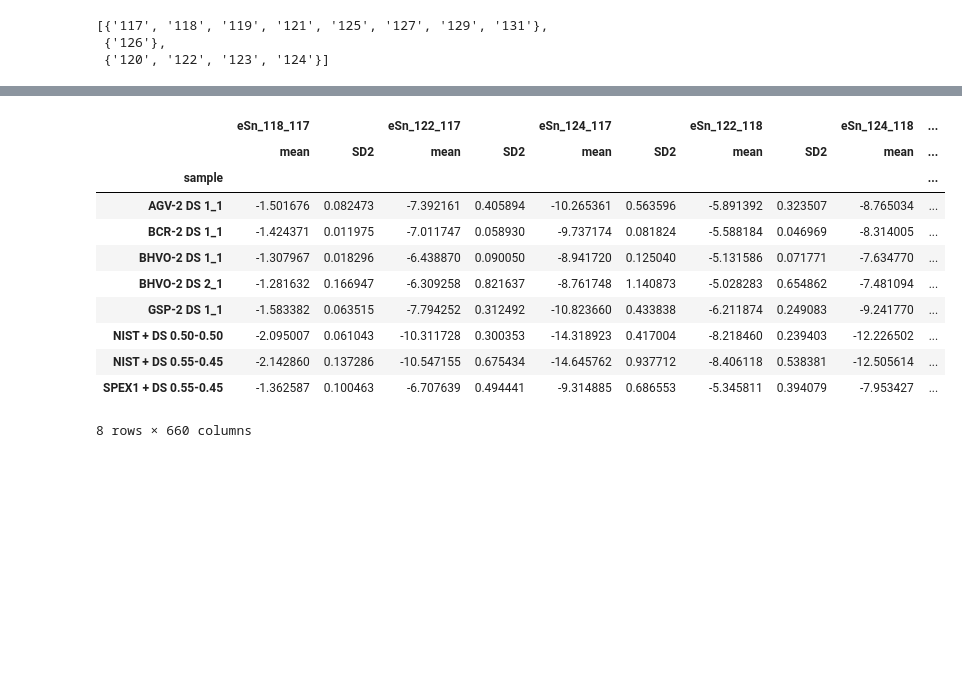
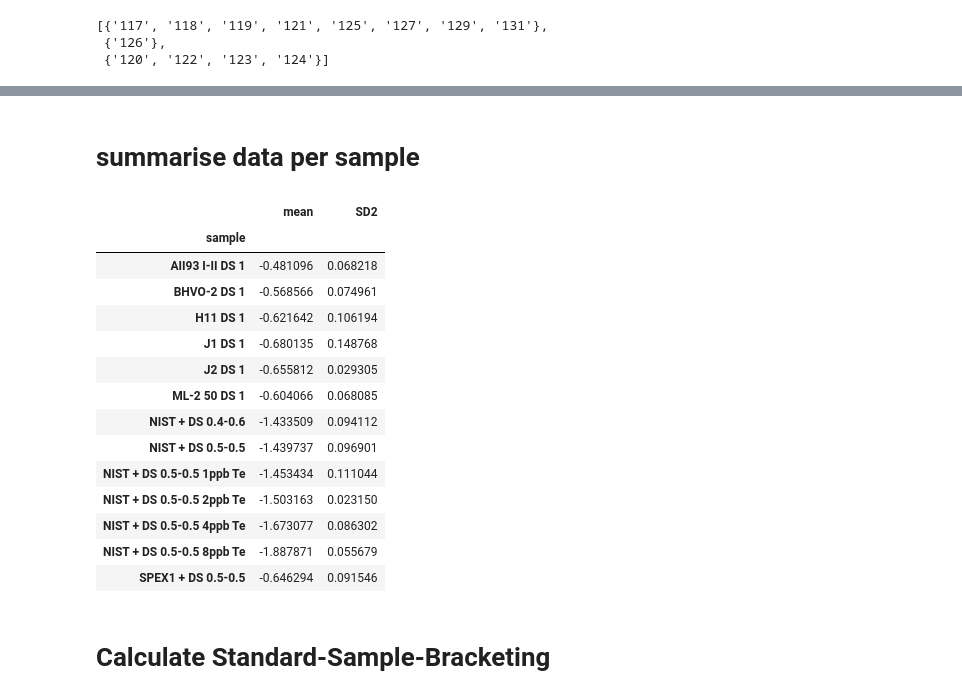
Before and after one commit to Marfster/Double_Spike_sim, a Jupyter notebook: DS_inversion.ipynb, the cells around one changed output, grey strips where cells are left out. Saved outputs shown, nothing was run; the diff lists cells and outputs as text; code cells hidden in the pictures; blank space fills up the shorter version.

```diff
--- a/DS_inversion.ipynb
+++ b/DS_inversion.ipynb
@@ -46,7 +54,6 @@ spikeSn_ls = [["117"],["118", "122", "124"]]
 #spike_obj = load_ratio_dict(spike_dict_117_122_meas, meas_denom_117)
 # %%
 # cup configuration
-#cup_config = cycle_Sb
 Sn_isotopes = ["117", "118", "119", "120", "122", "124"]
 cup_config = cycles_spike
 
@@ -59,17 +66,7 @@ corr_isotopes_2 = {"Te" : "126", "Xe" : "129"}
 #corr_isotopes_Sb = {"Te": "125"}
 
 denom_isotope = "117"
-Sn_monitor = ["125"]
-
-#def eval_iso_list(isotopes_list, denom_isotope, monitor_iso):
-#    isotope_den = denom_isotope
-#    isotopes_list.remove(isotope_den)
-#    for i in range(len(monitor_iso)):
-#        isotopes_list.append(monitor_iso[i])
-#    isotopes_list.sort()
-#   return isotopes_list
-
-#isotope_ls = eval_iso_list(Sn_isotopes, denom_isotope, Sn_monitor)
+Sn_monitor = ["126"]
 
 isotopes = [["118", "119", "120", "122", "124"]]
 data_sample_column = [(i + "/" + denom_isotope) for i in isotopes[0]]
@@ -77,21 +74,20 @@ data_sample_column = [(i + "/" + denom_isotope) for i in isotopes[0]]
 # Amount of interations for estimation of instrumental and natural fractionation
 loop_nat = 3
 loop_ins = 6
+
 # assumended instrumental and natural fractionation
-start_nat = 1000 #start_nat = -0.1
-start_ins = 0.001 #start_ins = 2
+start_nat = -0.1 #start_nat = -0.1; start_nat = 1000
+start_ins = 2 #start_ins = 2; start_ins = 0.001
 # isotope ratio used for calculation of instrumental and natural fractionation [denominator[x, y, z]] e.g. [117,[118, 122, 124]] x = 118/117
 inv_iso_ratio = 'x'
 
 # Mass fractionation law ("exp" or "GPL")
-law = "GPL"
+law = "exp"
 
 # n for GPL
 n_GPL_ins = 0.3
 n_GPL_nat = 0.001
 
-# Interference_corr on the denominator isotope
-isotope_denom_corr = False
 # background correction
 blk_corr = True
 # %%
@@ -235,7 +233,7 @@ for sample in sample_ls:
         df_bgd_1 = new_corr.mad_outlier_rejection_dict(df_bgd_1)
         df_bgd_2 = new_corr.mad_outlier_rejection_dict(df_bgd_2)
         # Background substraction of blank signals
-        new_corr.data_bgd_corr(df_bgd_1, df_bgd_2)
+        new_corr.data_bgd_corr_2(df_bgd_1, df_bgd_2)
 
     # No background correction
     else:
@@ -326,14 +302,0 @@ df_int_corr_all
-# %%
-### show all data for each cycles ###
-df_DS_inv = df_DS_inv.set_index("date")
-columns = ["Filenumber", "cycle", "sample", "eSn_118_117", "eSn_122_117", "eSn_124_117", "eSn_122_118","eSn_124_118", "Q"]
-columns.extend(df_DS_inv.drop(["Filenumber", "cycle", "sample", "eSn_118_117", "eSn_122_117", "eSn_124_117", "eSn_122_118", "eSn_124_118", "Q", "121", "123", "127", "131"], axis=1).columns)
-df_DS_inv_sub = pd.DataFrame(df_DS_inv, columns = columns)
-
-#df_internal_sub["Cd/Sn"] = (df_internal_norm["111"]/12.722)/(df_internal_norm["118"]/24.223)
-df_DS_inv_sub["Te/Sn_nat"] = (df_DS_inv["125"]/7.0509)/(df_DS_inv["118"]/24.223)
-
-#df_internal_sub["Te/Sn"] = (df_internal_norm["126"]/18.8066)/(df_internal_norm["118"]/24.223)
-#df_internal_sub = df_internal_sub[df_internal_sub["118"] >= 7]
-#df_external_sub.to_csv(path_sav + "Sn_H9_L4_internal_corr_all.csv")
-df_DS_inv_sub
@@ -359,0 +306,3 @@ df_DS_inv_sub
+# %%
+df_DS_inv_sub = df_DS_inv.set_index("date")
+df_DS_inv_sub["Te/Sn_nat"] = (df_DS_inv_sub["126"]/18.8066)/(df_DS_inv_sub["118"]/24.223)
@@ -404,21 +401,28 @@ df_DS_inv_mean_sd
+# %% [markdown]
+# summarise data per sample
 # %%
 ### calculate average and standard deviation by sample group ###
 
 df_DS_inv_mean_sample_sd = df_DS_inv_mean.drop("Filenumber", axis=1).groupby(df_DS_inv_mean["sample"]).agg([np.mean, SD2])
-df_DS_inv_mean_sample_sd
+df_DS_inv_mean_sample_sd["eSn_118_117"]
 # %% [output]
-|  | eSn_118_117 |  | eSn_122_117 |  | eSn_124_117 |  | eSn_122_118 |  | eSn_124_118 | ... |
-|  | mean | SD2 | mean | SD2 | mean | SD2 | mean | SD2 | mean | ... |
-| sample |  |  |  |  |  |  |  |  |  | ... |
-| AGV-2 DS 1_1 | -1.501676 | 0.082473 | -7.392161 | 0.405894 | -10.265361 | 0.563596 | -5.891392 | 0.323507 | -8.765034 | ... |
-| BCR-2 DS 1_1 | -1.424371 | 0.011975 | -7.011747 | 0.058930 | -9.737174 | 0.081824 | -5.588184 | 0.046969 | -8.314005 | ... |
-| BHVO-2 DS 1_1 | -1.307967 | 0.018296 | -6.438870 | 0.090050 | -8.941720 | 0.125040 | -5.131586 | 0.071771 | -7.634770 | ... |
-| BHVO-2 DS 2_1 | -1.281632 | 0.166947 | -6.309258 | 0.821637 | -8.761748 | 1.140873 | -5.028283 | 0.654862 | -7.481094 | ... |
-| GSP-2 DS 1_1 | -1.583382 | 0.063515 | -7.794252 | 0.312492 | -10.823660 | 0.433838 | -6.211874 | 0.249083 | -9.241770 | ... |
-| NIST + DS 0.50-0.50 | -2.095007 | 0.061043 | -10.311728 | 0.300353 | -14.318923 | 0.417004 | -8.218460 | 0.239403 | -12.226502 | ... |
-| NIST + DS 0.55-0.45 | -2.142860 | 0.137286 | -10.547155 | 0.675434 | -14.645762 | 0.937712 | -8.406118 | 0.538381 | -12.505614 | ... |
-| SPEX1 + DS 0.55-0.45 | -1.362587 | 0.100463 | -6.707639 | 0.494441 | -9.314885 | 0.686553 | -5.345811 | 0.394079 | -7.953427 | ... |
+|  | mean | SD2 |
+| sample |  |  |
+| AII93 I-II DS 1 | -0.481096 | 0.068218 |
+| BHVO-2 DS 1 | -0.568566 | 0.074961 |
+| H11 DS 1 | -0.621642 | 0.106194 |
+| J1 DS 1 | -0.680135 | 0.148768 |
+| J2 DS 1 | -0.655812 | 0.029305 |
+| ML-2 50 DS 1 | -0.604066 | 0.068085 |
+| NIST + DS 0.4-0.6 | -1.433509 | 0.094112 |
+| NIST + DS 0.5-0.5 | -1.439737 | 0.096901 |
+| NIST + DS 0.5-0.5 1ppb Te | -1.453434 | 0.111044 |
+| NIST + DS 0.5-0.5 2ppb Te | -1.503163 | 0.023150 |
+| NIST + DS 0.5-0.5 4ppb Te | -1.673077 | 0.086302 |
+| NIST + DS 0.5-0.5 8ppb Te | -1.887871 | 0.055679 |
+| SPEX1 + DS 0.5-0.5 | -0.646294 | 0.091546 |
-8 rows × 660 columns
+# %% [markdown]
+# Calculate Standard-Sample-Bracketing
 # %%
 ### calculate Standard-Sample Bracketing ###
 
```
Also changed, not shown: parts of 29 cells of this notebook.
